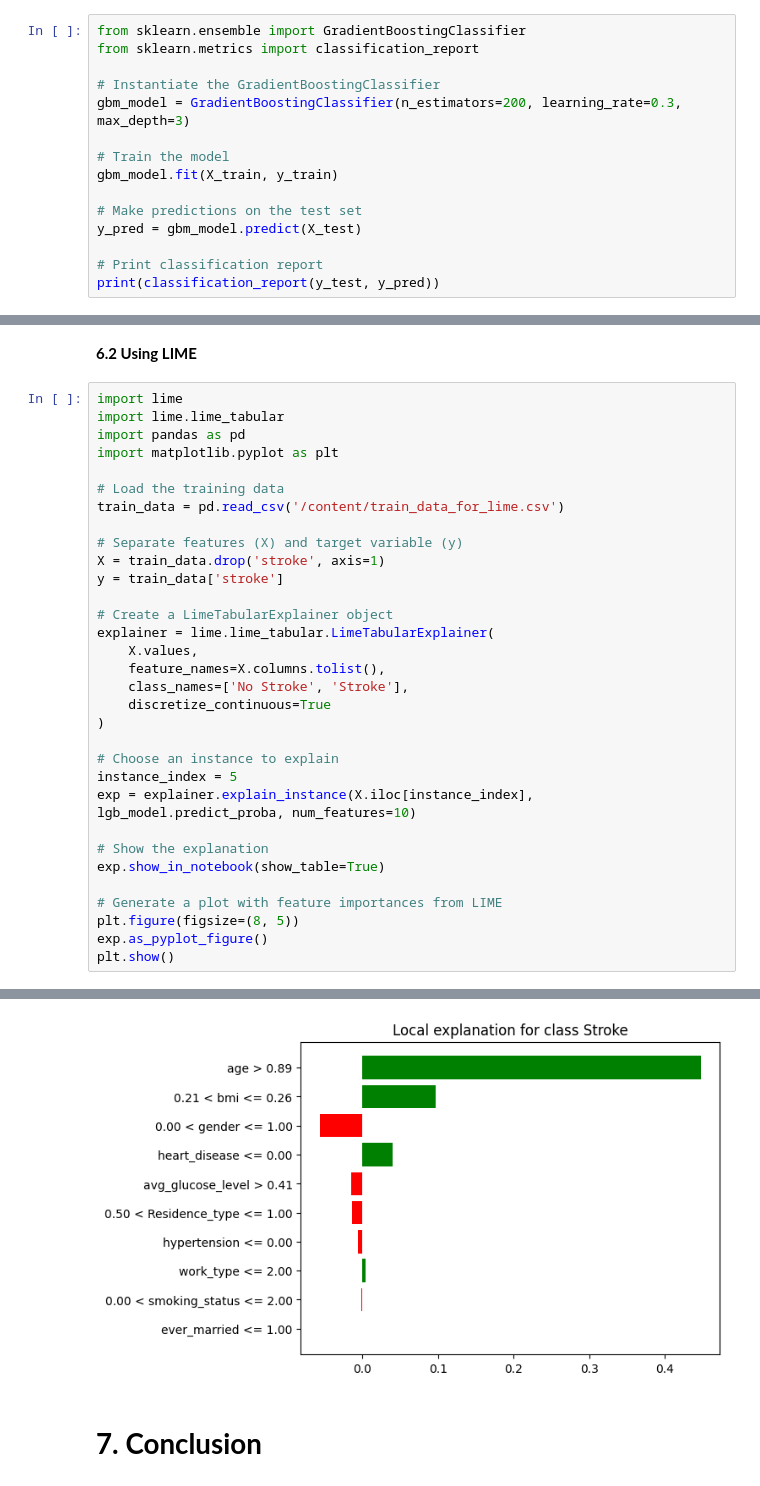
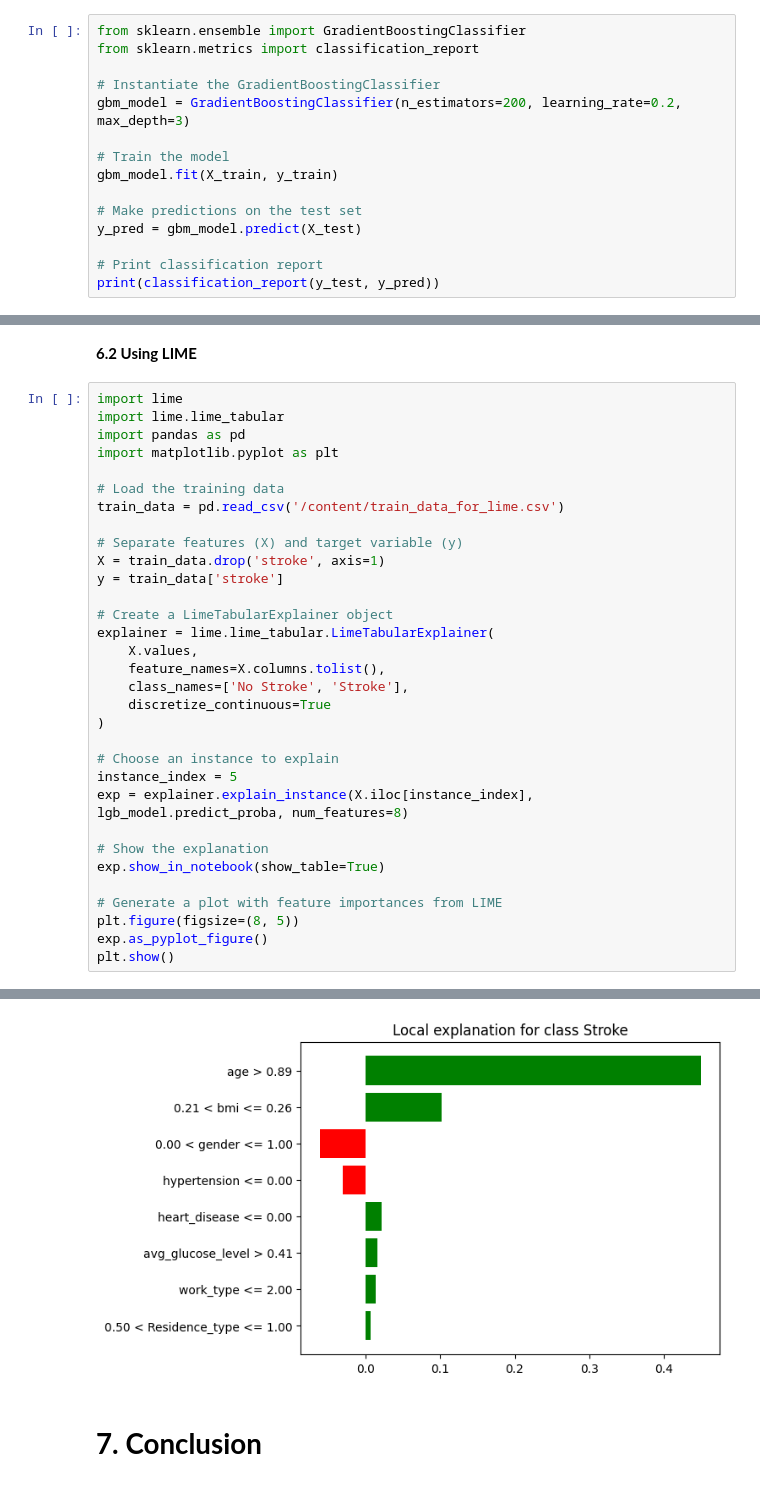
Before and after one commit to mithilreddy369/Brain-Stroke-Prediction-using-Gradient-Boosting-with-XAI, a Jupyter notebook: Brain_Stroke_Prediction_using_Gradient_Boosting_with_XAI.ipynb, the cells around one changed output, grey strips where cells are left out. Drawn from its saved outputs; the diff is of its cells as text.

```diff
--- a/Brain_Stroke_Prediction_using_Gradient_Boosting_with_XAI.ipynb
+++ b/Brain_Stroke_Prediction_using_Gradient_Boosting_with_XAI.ipynb
@@ -345,7 +347,7 @@ from sklearn.ensemble import GradientBoostingClassifier
 from sklearn.metrics import classification_report
 
 # Instantiate the GradientBoostingClassifier
-gbm_model = GradientBoostingClassifier(n_estimators=200, learning_rate=0.3, max_depth=3)
+gbm_model = GradientBoostingClassifier(n_estimators=200, learning_rate=0.2, max_depth=3)
 
 # Train the model
 gbm_model.fit(X_train, y_train)
@@ -831,35 +831,35 @@ import pandas as pd
 import matplotlib.pyplot as plt
 
 # Load the training data
 train_data = pd.read_csv('/content/train_data_for_lime.csv')
 
 # Separate features (X) and target variable (y)
 X = train_data.drop('stroke', axis=1)
 y = train_data['stroke']
 
 # Create a LimeTabularExplainer object
 explainer = lime.lime_tabular.LimeTabularExplainer(
     X.values,
     feature_names=X.columns.tolist(),
     class_names=['No Stroke', 'Stroke'],
     discretize_continuous=True
 )
 
 # Choose an instance to explain
 instance_index = 5
-exp = explainer.explain_instance(X.iloc[instance_index], lgb_model.predict_proba, num_features=10)
+exp = explainer.explain_instance(X.iloc[instance_index], lgb_model.predict_proba, num_features=8)
 
 # Show the explanation
 exp.show_in_notebook(show_table=True)
 
 # Generate a plot with feature importances from LIME
 plt.figure(figsize=(8, 5))
 exp.as_pyplot_figure()
 plt.show()
 # %% [output]
 [interactive output not drawn]
 <Figure size 800x500 with 0 Axes>
-[figure, old version]
+[figure, new version]
 # %% [markdown]
 # **7. Conclusion**
 # %% [markdown]
```
Also changed, not shown: parts of 16 cells of this notebook.
